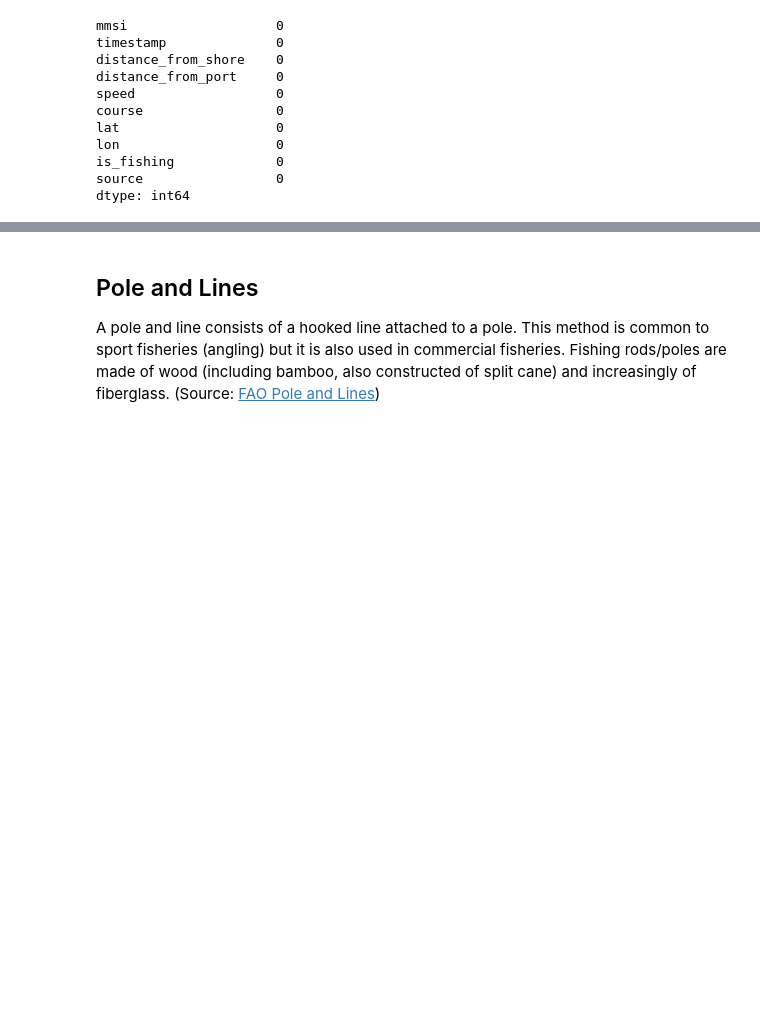
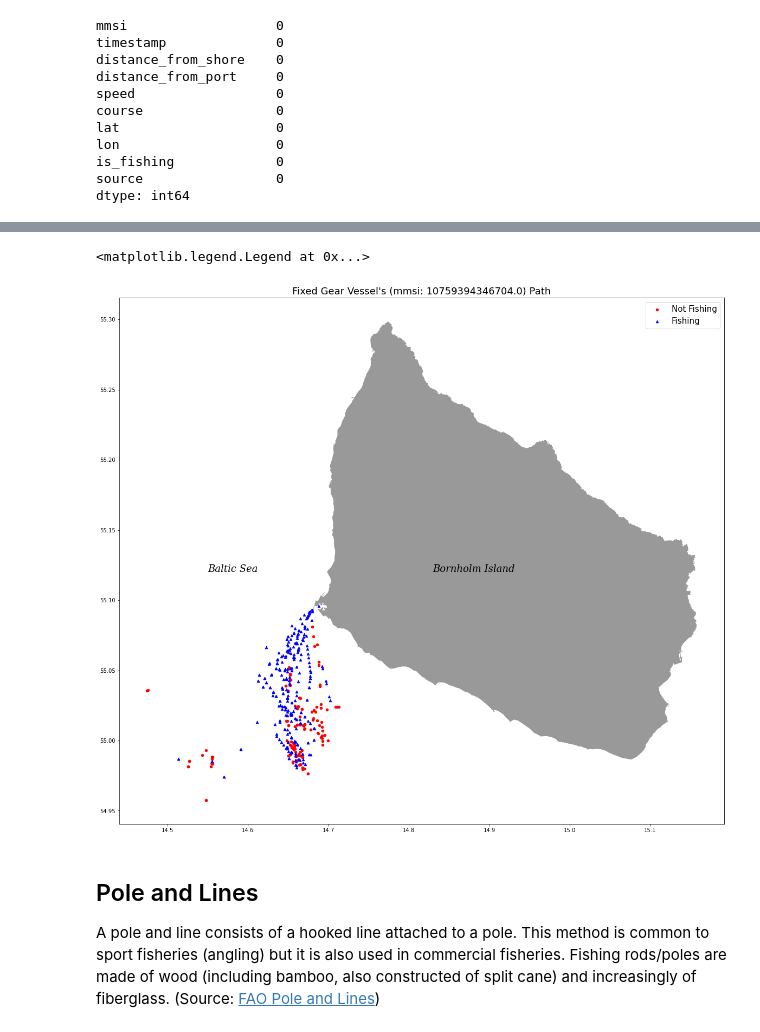
Before and after one commit to seankim658/Fishing-Detection, a Jupyter notebook: main-notebook.ipynb, the cells around one changed output, grey strips where cells are left out. Cells and saved outputs as stored; diff of their text form; code cells hidden in the pictures; blank space fills up the shorter version.

Commit message:
finished fixed gear

```diff
--- a/main-notebook.ipynb
+++ b/main-notebook.ipynb
@@ -52,6 +56,7 @@ unknown_file = './data/unknown.csv'
 
 # for mapping vessel paths later
 oceanMap = gpd.read_file('./mapping/world_map/ne_50m_ocean.shp')
-atlanticMap = gpd.read_file('./mapping/atlantic_ocean/iho.shp')
+southAtlantic = gpd.read_file('./mapping/south_atlantic/iho.shp')
+bornholm = gpd.read_file('./mapping/bornholm/europeislands.shp')
 crs = {'init': 'epsg:4326'}
 # %% [markdown]
@@ -323,3 +344,12 @@ fixedGearDF.head()
 | 26360 | 7.572519e+12 | 1.420186e+09 | 2015-01-02 08:08:09 | 38909.199219 | 103389.921875 | 0.8 | 28.500000 | ... |
 | 26361 | 7.572519e+12 | 1.420187e+09 | 2015-01-02 08:23:08 | 38909.199219 | 103389.921875 | 1.3 | 46.500000 | ... |
 | 26362 | 7.572519e+12 | 1.420188e+09 | 2015-01-02 08:38:07 | 38909.199219 | 103389.921875 | 0.7 | 217.300003 | ... |
+# %%
+# add separate month, day of the week, year, and hour columns derived from timstamps
+fixedGearDF.insert(3, 'year', fixedGearDF['timestamp_reformat'].dt.year)
+# round to closest hour
+fixedGearDF.insert(4, 'hour', fixedGearDF['timestamp_reformat'].dt.round('H').dt.hour)
+fixedGearDF.insert(5, 'day_of_week', fixedGearDF['timestamp_reformat'].dt.day_name())
+fixedGearDF.insert(6, 'month', fixedGearDF['timestamp_reformat'].dt.month_name())
+
+fixedGearDF.head()
@@ -325,0 +368,6 @@ fixedGearDF.head()
+# %%
+# group the fixed gear vessels by their mmsi's
+fixedGearMMSIGroups = fixedGearDF.sort_values(['mmsi', 'timestamp_reformat']).groupby('mmsi')
+
+# peak at first 3 rows in each group
+fixedGearMMSIGroups.head(3)
@@ -325,0 +388,11 @@ fixedGearDF.head()
+# %%
+# plot the ship course of the first fixed gear vessel
+# get the first vessel data
+fixedGearVesselPlotDF = fixedGearMMSIGroups.get_group(list(fixedGearMMSIGroups.groups.keys())[1])
+
+# convert longitude and latitude to Points so we can convert to GeoDataFrame
+dLLPoints1 = [Point(xy) for xy in zip(fixedGearVesselPlotDF['lon'], fixedGearVesselPlotDF['lat'])]
+
+# create the GeoDataFrame
+dLLGeoDF1 = gpd.GeoDataFrame(fixedGearVesselPlotDF, crs = crs, geometry = dLLPoints1)
+dLLGeoDF1.head()
@@ -326,3 +406,16 @@ fixedGearDF.head()
+# %%
+# map the coordinates
+fig, ax = plt.subplots(figsize = (20, 20))
+bornholm.plot(ax = ax, alpha = 0.4, cmap = 'gnuplot')
+plt.title(f'Fixed Gear Vessel\'s (mmsi: {list(fixedGearMMSIGroups.groups.keys())[1]}) Path', fontdict = {'fontsize': 18})
+dLLGeoDF1[dLLGeoDF1['is_fishing'] <= 0.5].plot(ax = ax, markersize = 20, color = 'red', marker = 'o', label = 'Not Fishing')
+dLLGeoDF1[dLLGeoDF1['is_fishing'] > 0.5].plot(ax = ax, markersize = 20, color = 'blue', marker = '^', label = 'Fishing')
+ax.text(14.83, 55.12, 'Bornholm Island', fontdict = {'fontsize': 18, 'fontstyle': 'italic', 'fontfamily': 'serif'})
+ax.text(14.55, 55.12, 'Baltic Sea', fontdict = {'fontsize': 18, 'fontstyle': 'italic', 'fontfamily': 'serif'})
+plt.legend(prop = {'size': 15})
+# %% [output]
+<matplotlib.legend.Legend at 0x...>
+[figure, added]
 # %% [markdown]
 ## Pole and Lines
 A pole and line consists of a hooked line attached to a pole. This method is common to sport fisheries (angling) but it is also used in commercial fisheries. Fishing rods/poles are made of wood (including bamboo, also constructed of split cane) and increasingly of fiberglass. (Source: [FAO Pole and Lines](https://www.fao.org/fishery/en/geartype/314/en))
```
Also changed, not shown: parts of 13 cells of this notebook, 10 other files.
